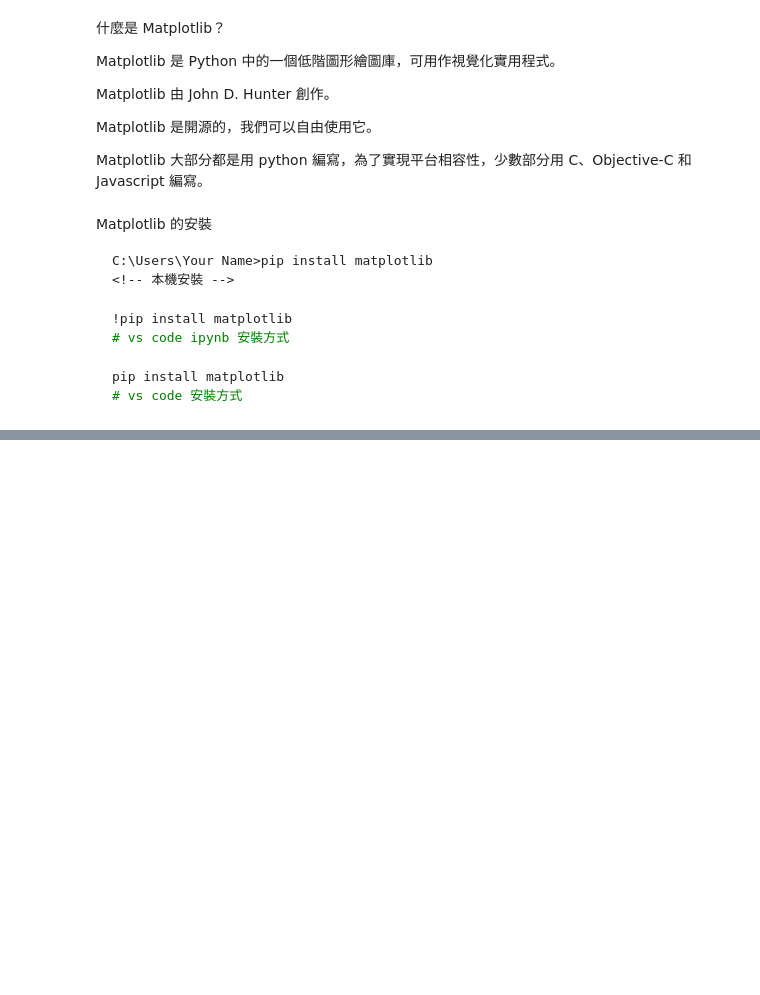
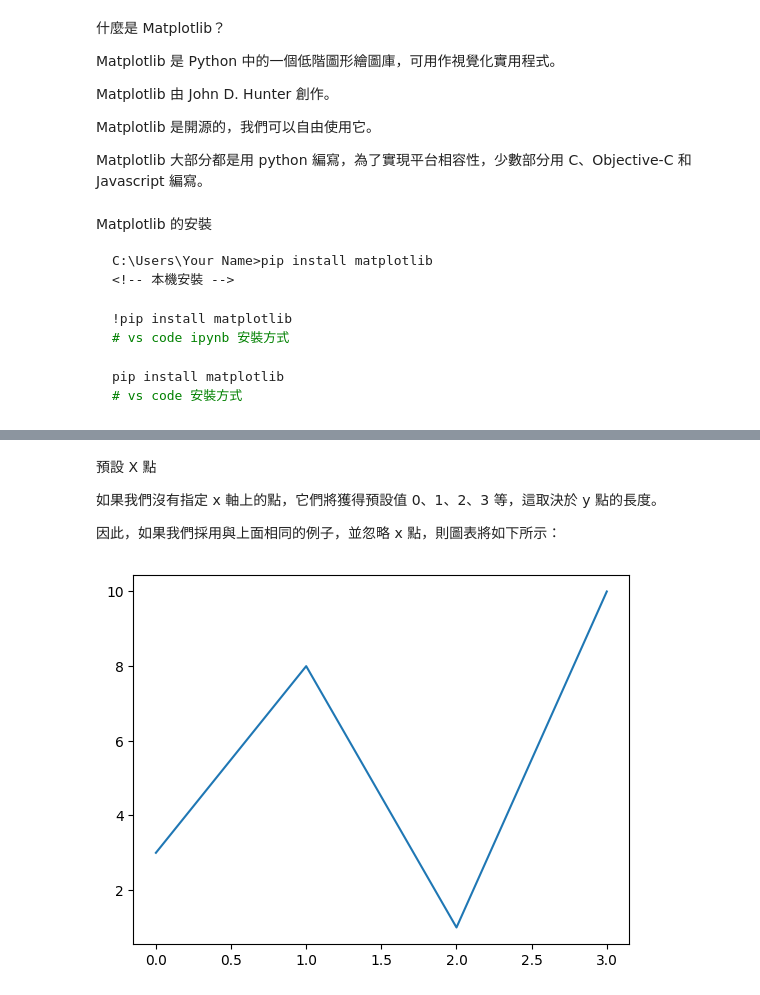
Before and after one commit to xiang0105/Python, a Jupyter notebook: Python_Practise/Matplotlib/Matplotlib.ipynb, the cells around one changed output, grey strips where cells are left out. Drawn from its saved outputs; the diff is of its cells as text; code cells hidden in the pictures; blank space fills up the shorter version.

```diff
--- a/Python_Practise/Matplotlib/Matplotlib.ipynb
+++ b/Python_Practise/Matplotlib/Matplotlib.ipynb
@@ -44,0 +83,13 @@ import
+# %% [markdown]
+預設 X 點
+
+如果我們沒有指定 x 軸上的點，它們將獲得預設值 0、1、2、3 等，這取決於 y 點的長度。
+
+因此，如果我們採用與上面相同的例子，並忽略 x 點，則圖表將如下所示：
+# %%
+y = np.array([3 , 8 , 1 , 10])
+
+plt.plot(y)
+plt.show()
+# %% [output]
+[figure, added]
```
Also changed, not shown: parts of 73 cells of this notebook.
